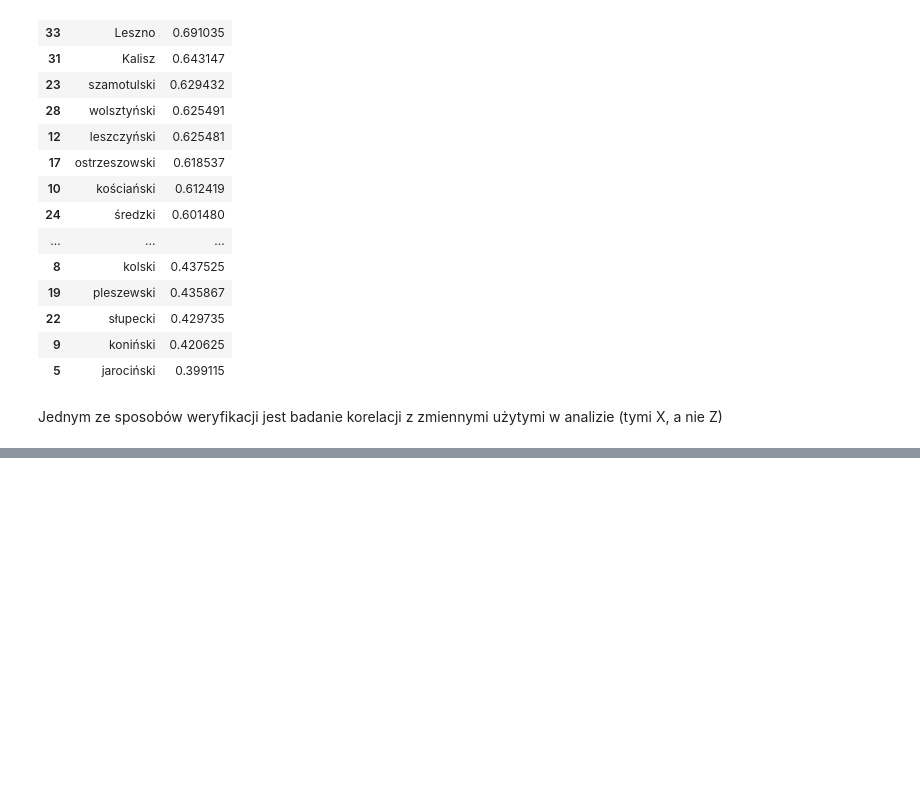
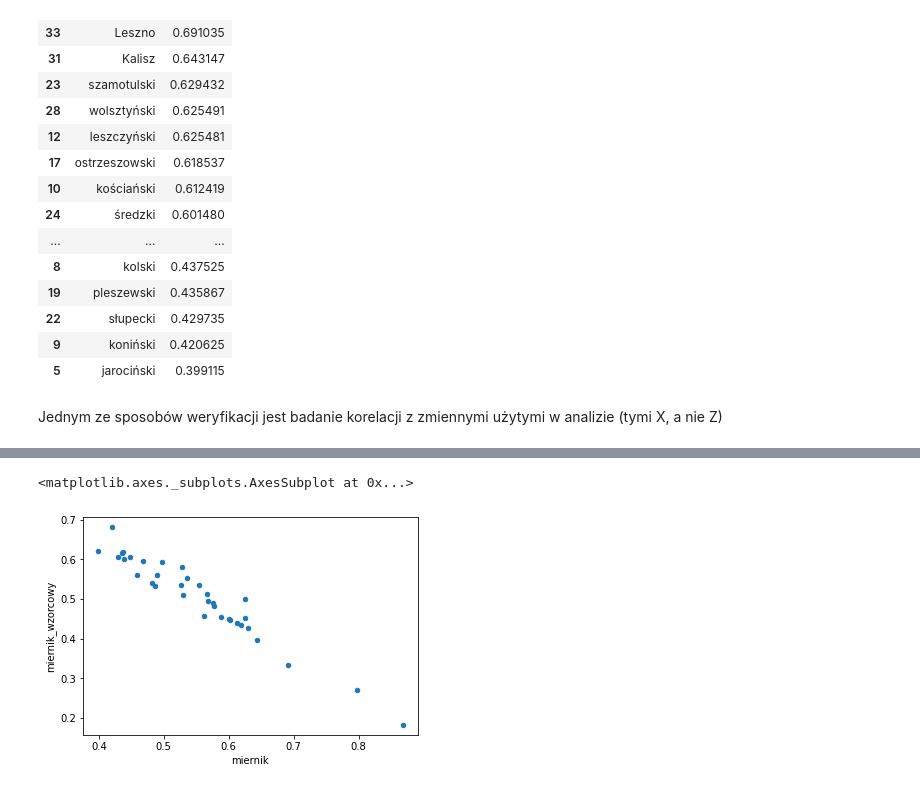
Before and after one commit to DepartmentOfStatisticsPUE/air-2021, a Jupyter notebook: notebooks/4_porzadkowanie_liniowe_1.ipynb, the cells around one changed output, grey strips where cells are left out. Drawn from its saved outputs; the diff is of its cells as text; code cells hidden in the pictures; blank space fills up the shorter version.

```diff
--- a/notebooks/4_porzadkowanie_liniowe_1.ipynb
+++ b/notebooks/4_porzadkowanie_liniowe_1.ipynb
@@ -151,0 +161,14 @@ array([[1.        , 0.34950736],
+# %%
+## obliczamy miernik syntetyczny (bez pierwiastka)
+## aby policzyć potęgę trzeba użyć funkcji pow(x, 2)
+powiaty["miernik_wzorcowy"] = (pow(powiaty.z1 - np.max(powiaty.z1),2) + \
+                               pow(powiaty.z2 - np.max(powiaty.z2),2) + \
+                               pow(powiaty.z3 - np.max(powiaty.z3),2) + \
+                               pow(powiaty.z4 - np.max(powiaty.z4),2) + \
+                               pow(powiaty.z5 - np.max(powiaty.z5),2) + \
+                               pow(powiaty.z6 - np.max(powiaty.z6),2)) / 6
+
+## wyznaczamy pierwiastek (np.sqrt, np.pow(x, .5))
+powiaty["miernik_wzorcowy"] = np.sqrt(powiaty["miernik_wzorcowy"])
+
+powiaty[["Powiaty", "miernik", "miernik_wzorcowy"]].sort_values(by = "miernik_wzorcowy",   ascending=True).head()
@@ -151,0 +182,5 @@ array([[1.        , 0.34950736],
+# %%
+powiaty.plot.scatter(x = "miernik", y = "miernik_wzorcowy")
+# %% [output]
+<matplotlib.axes._subplots.AxesSubplot at 0x...>
+[figure, added]
```
Also changed, not shown: parts of 13 cells of this notebook, 3 other files.
